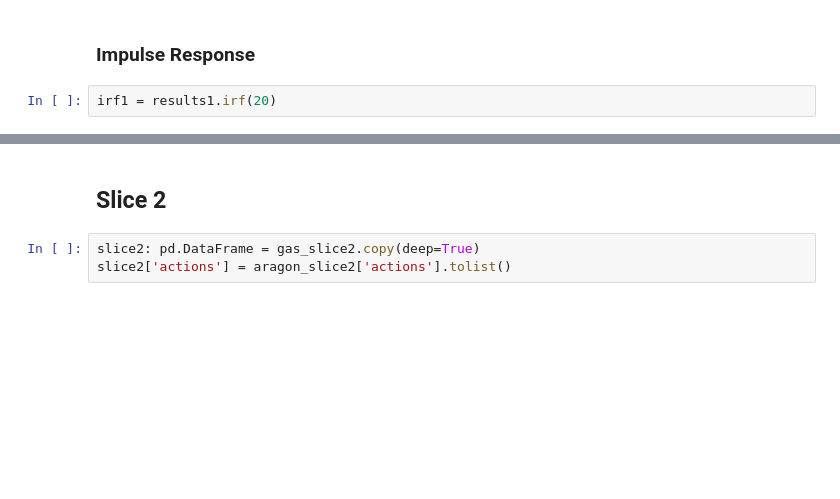
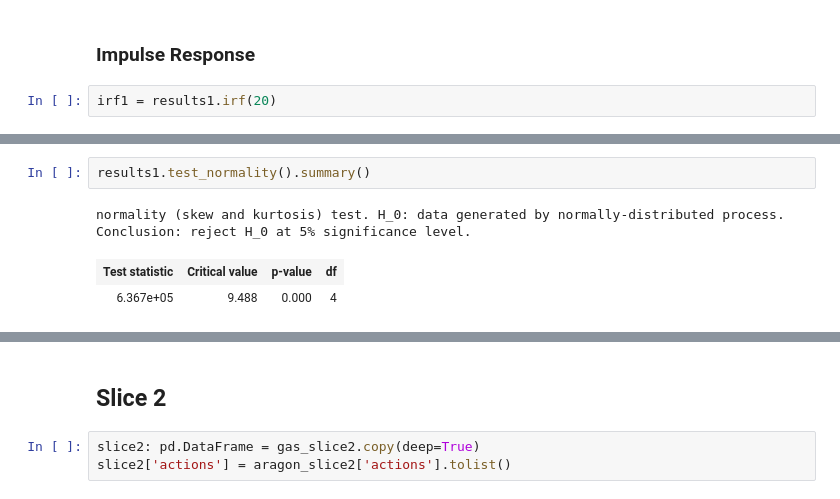
Before and after one commit to Grasia/gas-dao-activity, a Jupyter notebook: gas_aragon_activity_causality.ipynb, the cells around one changed output, grey strips where cells are left out. Cells and saved outputs as stored; diff of their text form; blank space fills up the shorter version.

```diff
--- a/gas_aragon_activity_causality.ipynb
+++ b/gas_aragon_activity_causality.ipynb
@@ -477,0 +453,6 @@ array([[[ 0.00000000e+00,  0.00000000e+00,  0.00000000e+00,
+# %%
+results1.test_normality().summary()
+# %% [output]
+normality (skew and kurtosis) test. H_0: data generated by normally-distributed process. Conclusion: reject H_0 at 5% significance level.
+| Test statistic | Critical value | p-value | df |
+| 6.367e+05 | 9.488 | 0.000 | 4 |
```
Also changed, not shown: parts of 21 cells of this notebook, 1 other file.
